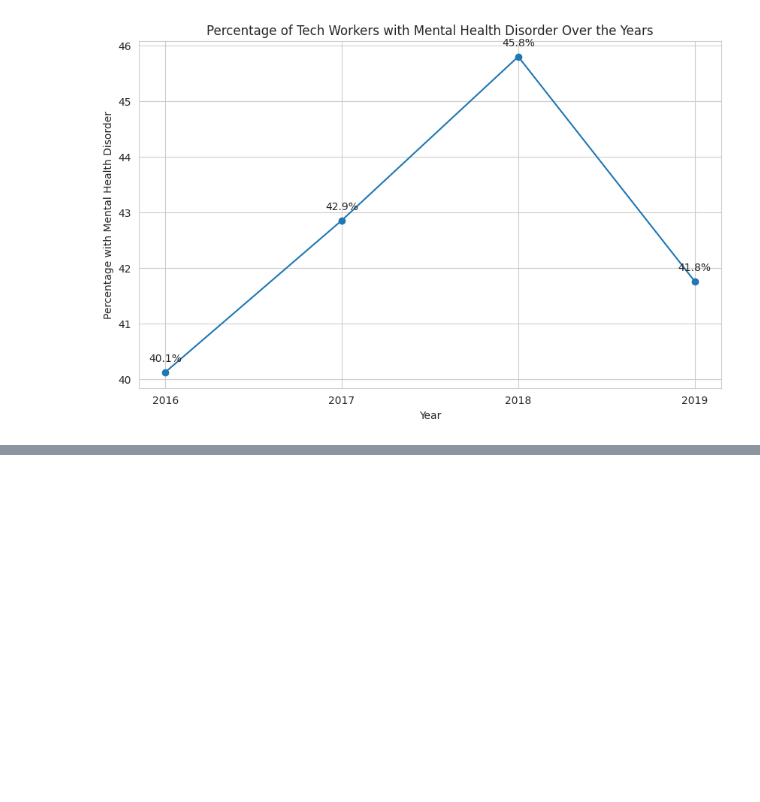
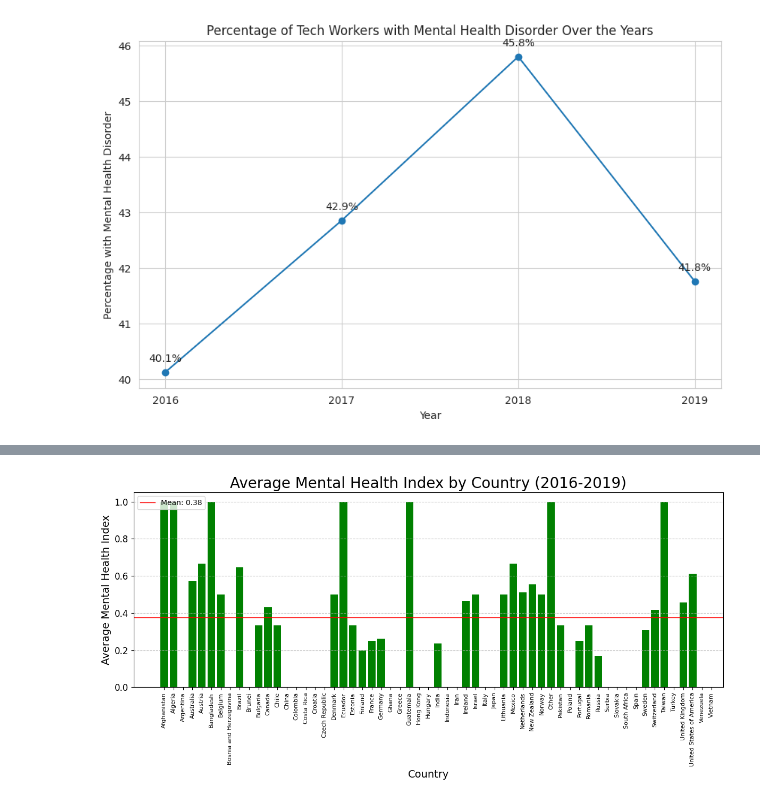
Before and after one commit to twpotts/team4project1, a Jupyter notebook: Merg_Team4Project1.ipynb, the cells around one changed output, grey strips where cells are left out. Saved outputs shown, nothing was run; the diff lists cells and outputs as text; code cells hidden in the pictures; blank space fills up the shorter version.

```diff
--- a/Merg_Team4Project1.ipynb
+++ b/Merg_Team4Project1.ipynb
@@ -281,0 +358,48 @@ plt.show()
+# %%
+import pandas as pd
+import matplotlib.pyplot as plt
+
+# Read the data
+dataframes = []
+for file_path in ["data.csv"]:
+    df3 = pd.read_csv(file_path)
+    dataframes.append(df3)
+df3 = pd.concat(dataframes, ignore_index=True)
+
+# Check if the required column exists
+if "What country do you live in?" not in df3.columns:
+    print("Error: 'What country do you live in?' column not found in your data.")
+    exit()
+
+# Map values in "Do you currently have a mental health disorder?" column to numeric values
+mapping = {"yes": 1, "no": 0, "not sure": pd.NA}
+df3["Do you currently have a mental health disorder?"] = df3["Do you currently have a mental health disorder?"].map(mapping)
+
+# Group by country and calculate the mean of mental health index
+agg_data = df3.groupby('What country do you live in?')['Do you currently have a mental health disorder?'].mean().reset_index()
+
+# Plot the bar chart
+plt.figure(figsize=(12, 6))
+plt.bar(agg_data['What country do you live in?'], agg_data['Do you currently have a mental health disorder?'], color='green')
+
+# Add gridlines
+plt.grid(axis='y', linestyle='--', alpha=0.7)
+
+# Add horizontal line at the mean value
+mean_value = agg_data['Do you currently have a mental health disorder?'].mean()
+plt.axhline(y=mean_value, color='r', linestyle='-', linewidth=1, label=f'Mean: {mean_value:.2f}')
+
+# Title and labels
+plt.title('Average Mental Health Index by Country (2016-2019)', fontsize=20)
+plt.xlabel('Country', fontsize=14)
+plt.ylabel('Average Mental Health Index', fontsize=14)
+plt.xticks(rotation=90, fontsize=8)
+plt.yticks(fontsize=12)
+
+# Add legend
+plt.legend()
+
+plt.tight_layout()
+plt.show()
+# %% [output]
+[figure, added]
```
Also changed, not shown: parts of 8 cells of this notebook.
